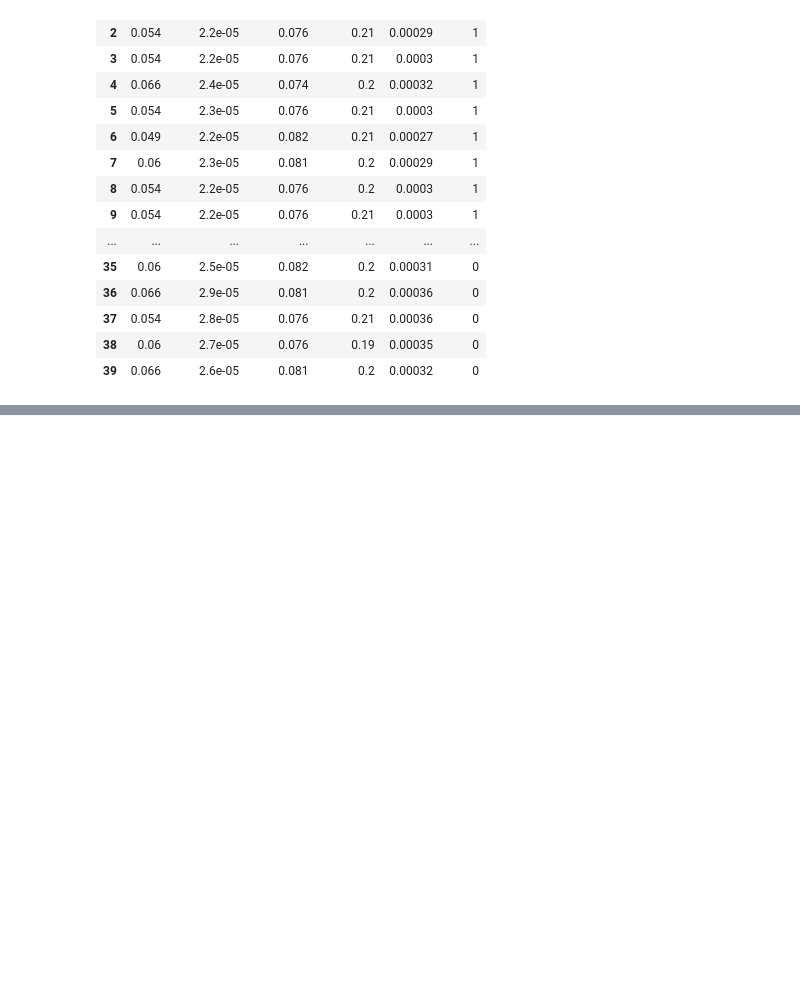
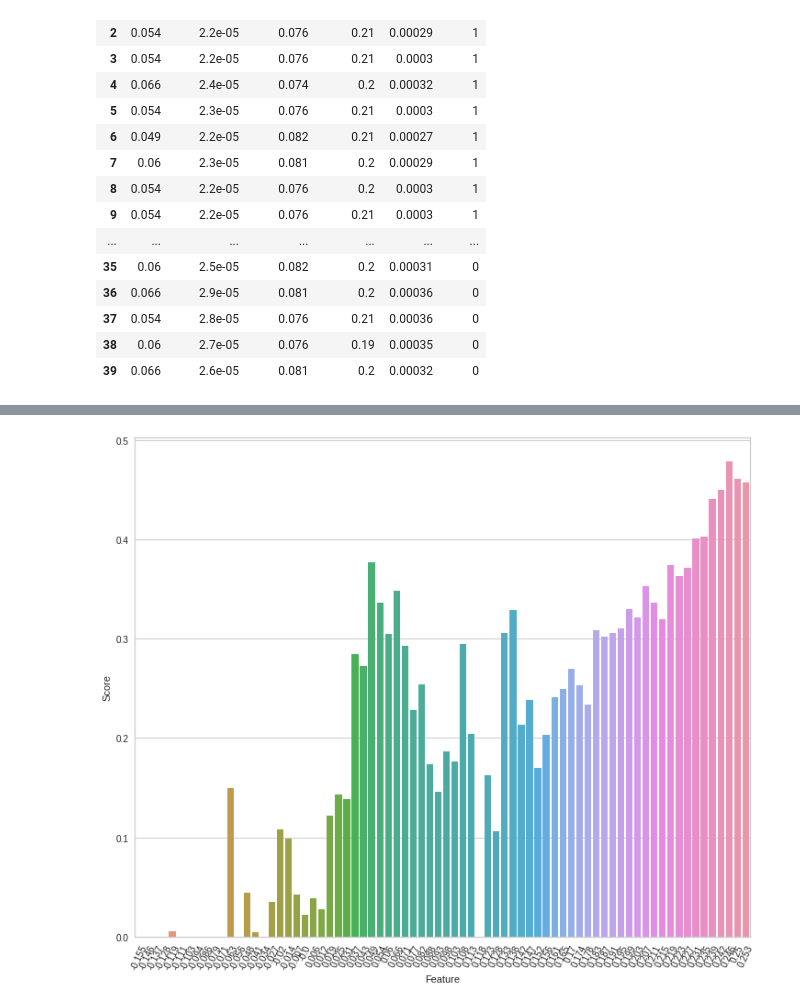
Before and after one commit to lucasvoltera/ic-sensors, a Jupyter notebook: voltametria.ipynb, the cells around one changed output, grey strips where cells are left out. Drawn from its saved outputs; the diff is of its cells as text; code cells hidden in the pictures; blank space fills up the shorter version.

```diff
--- a/voltametria.ipynb
+++ b/voltametria.ipynb
@@ -497,0 +573,5 @@ sensor2_peaks
+# %%
+X, y = splitData(df2)
+estimator_scores_df['sensor2'] = estimatorScore(X, y)
+# %% [output]
+[figure, added]
```
Also changed, not shown: parts of 15 cells of this notebook.
